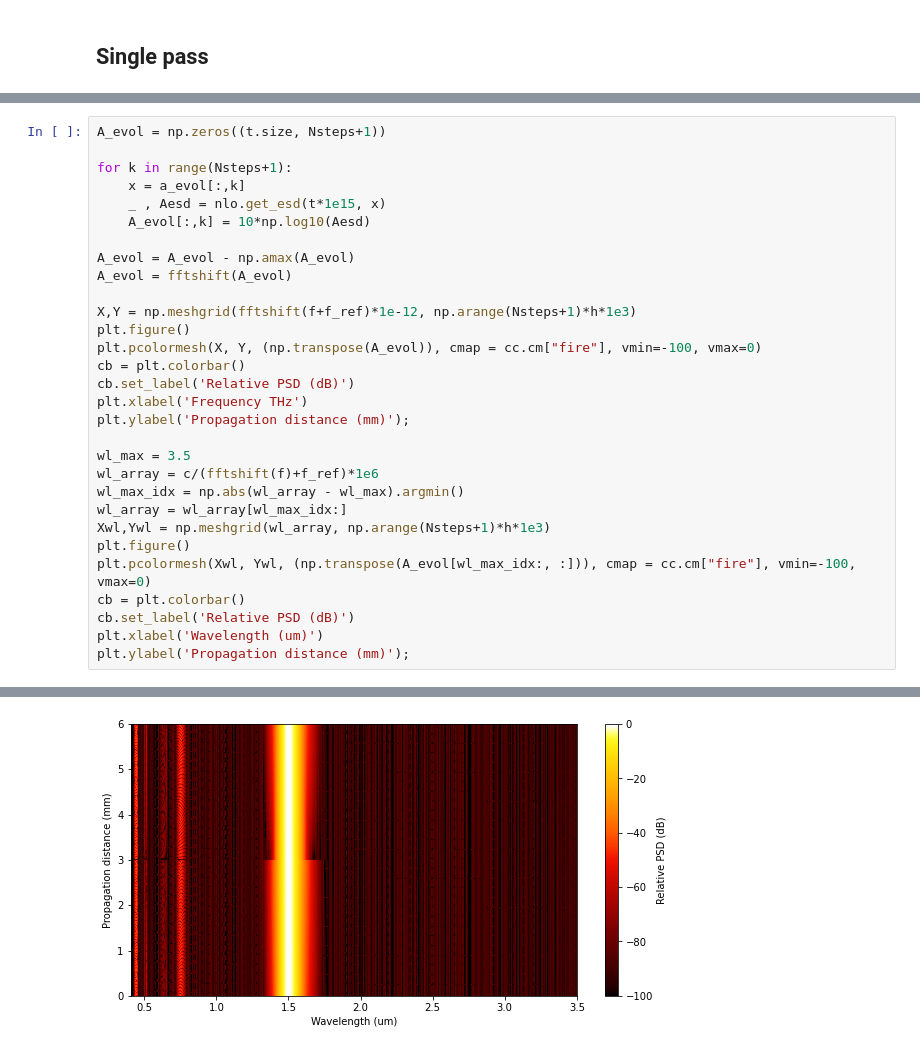
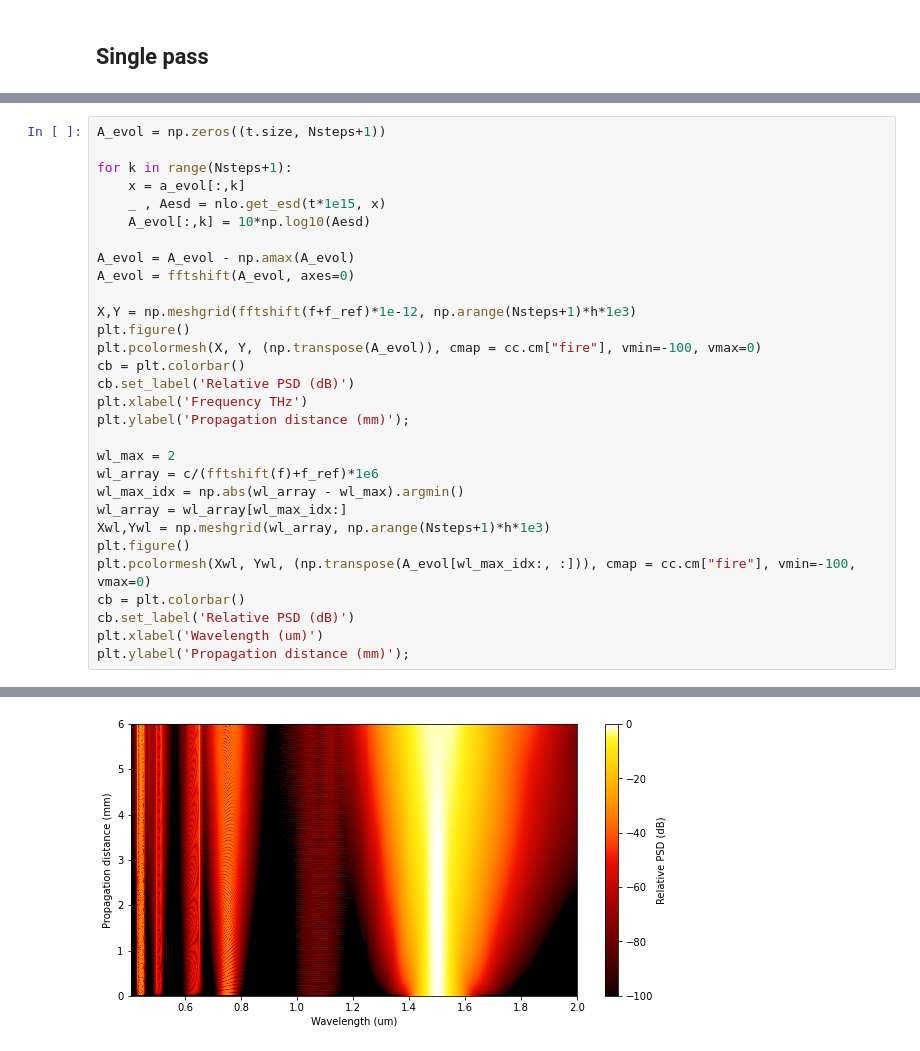
Before and after one commit to ledezmaluism/snow, a Jupyter notebook: Notebooks/SCG_2.ipynb, the cells around one changed output, grey strips where cells are left out. Cells and saved outputs as stored; diff of their text form.

```diff
--- a/Notebooks/SCG_2.ipynb
+++ b/Notebooks/SCG_2.ipynb
@@ -308,7 +310,7 @@ for k in range(Nsteps+1):
     A_evol[:,k] = 10*np.log10(Aesd)
 
 A_evol = A_evol - np.amax(A_evol)
-A_evol = fftshift(A_evol)
+A_evol = fftshift(A_evol, axes=0)
 
 X,Y = np.meshgrid(fftshift(f+f_ref)*1e-12, np.arange(Nsteps+1)*h*1e3)
 plt.figure()
@@ -318,7 +320,7 @@ cb.set_label('Relative PSD (dB)')
 plt.xlabel('Frequency THz')
 plt.ylabel('Propagation distance (mm)');
 
-wl_max = 3.5
+wl_max = 2
 wl_array = c/(fftshift(f)+f_ref)*1e6
 wl_max_idx = np.abs(wl_array - wl_max).argmin()
 wl_array = wl_array[wl_max_idx:]
@@ -334 +336 @@ plt.ylabel('Propagation distance (mm)');
-[figure, old version]
+[figure, new version]
```
Also changed, not shown: parts of 6 cells of this notebook.
